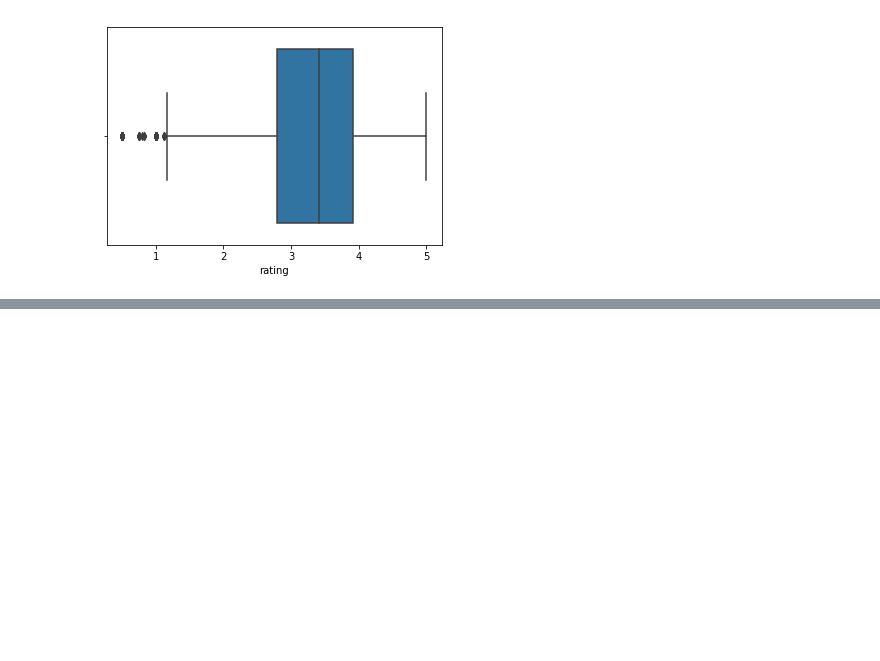
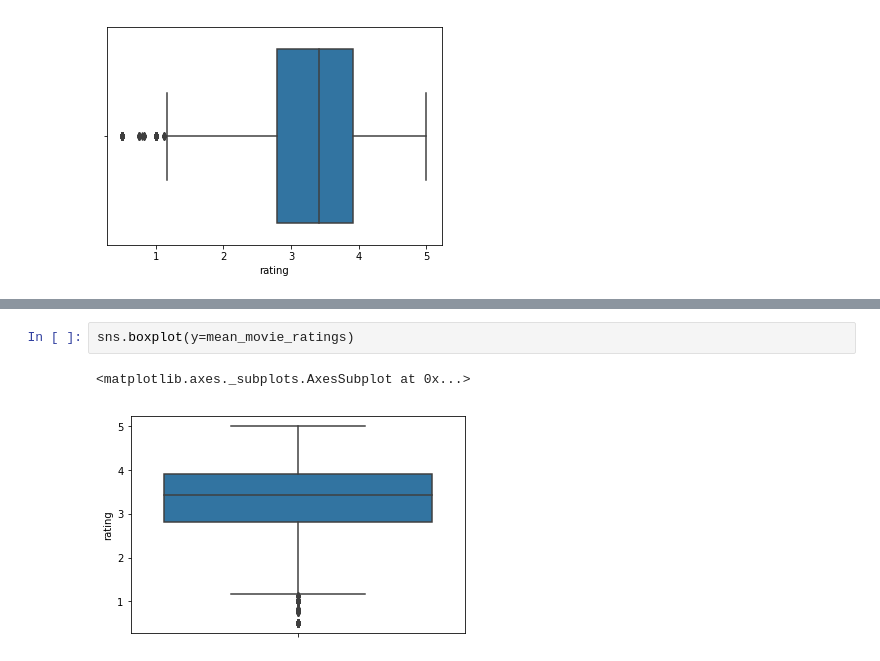
Before and after one commit to rafaelcamelo31/Introdu-o-a-Data-Science, a Jupyter notebook: Introdução_a_Data_Science.ipynb, the cells around one changed output, grey strips where cells are left out. Drawn from its saved outputs; the diff is of its cells as text; blank space fills up the shorter version.

```diff
--- a/Introdução_a_Data_Science.ipynb
+++ b/Introdução_a_Data_Science.ipynb
@@ -90,0 +116,5 @@ sns.boxplot(mean_movie_ratings)
+# %%
+sns.boxplot(y=mean_movie_ratings)
+# %% [output]
+<matplotlib.axes._subplots.AxesSubplot at 0x...>
+[figure, added]
```
Also changed, not shown: parts of 4 cells of this notebook.
